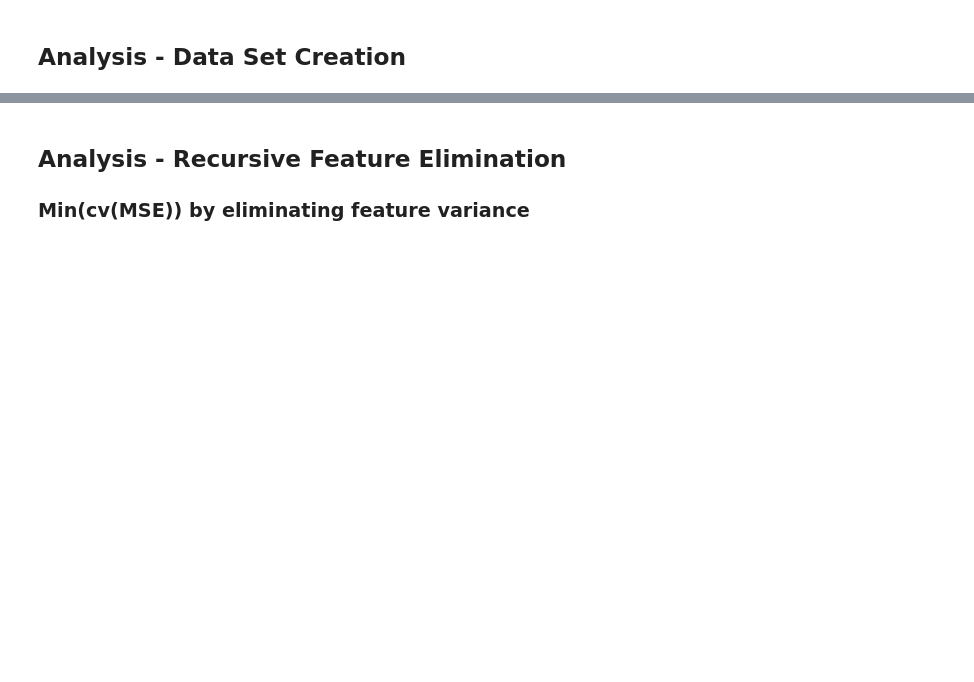
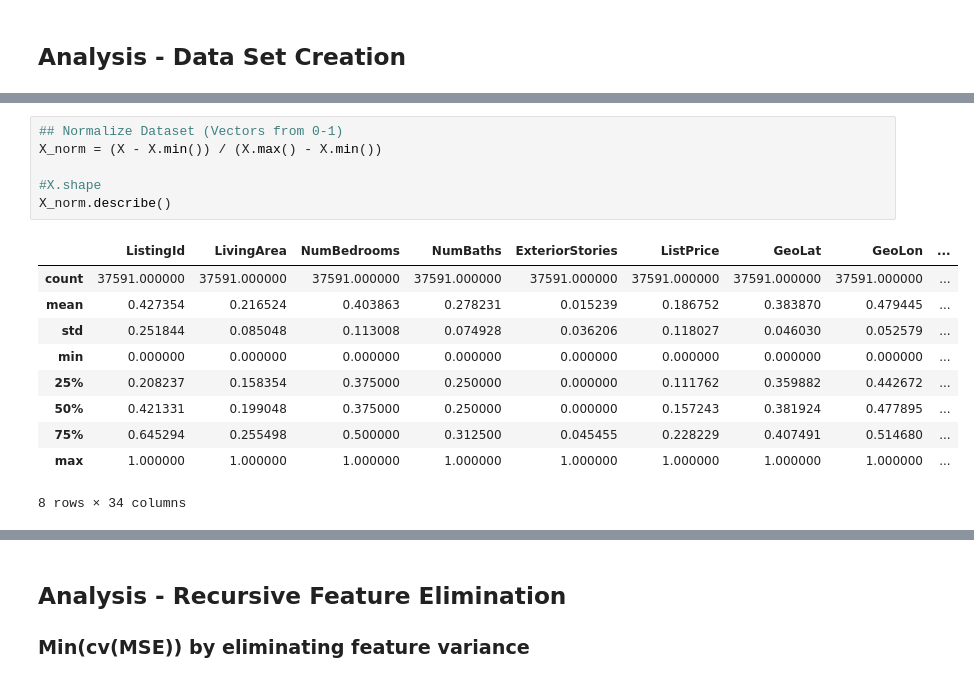
Before and after one commit to MyopicVisage/Challenge_Regression, a Jupyter notebook: Regression Challenge-GBR-GridSearch.ipynb, the cells around one changed output, grey strips where cells are left out. Drawn from its saved outputs; the diff is of its cells as text; blank space fills up the shorter version.

```diff
--- a/Regression Challenge-GBR-GridSearch.ipynb
+++ b/Regression Challenge-GBR-GridSearch.ipynb
@@ -498,3 +571,20 @@ X.shape
+# %%
+## Normalize Dataset (Vectors from 0-1)
+X_norm = (X - X.min()) / (X.max() - X.min())
+
+#X.shape
+X_norm.describe()
+# %% [output]
+|  | ListingId | LivingArea | NumBedrooms | NumBaths | ExteriorStories | ListPrice | GeoLat | GeoLon | ... |
+| count | 37591.000000 | 37591.000000 | 37591.000000 | 37591.000000 | 37591.000000 | 37591.000000 | 37591.000000 | 37591.000000 | ... |
+| mean | 0.427354 | 0.216524 | 0.403863 | 0.278231 | 0.015239 | 0.186752 | 0.383870 | 0.479445 | ... |
+| std | 0.251844 | 0.085048 | 0.113008 | 0.074928 | 0.036206 | 0.118027 | 0.046030 | 0.052579 | ... |
+| min | 0.000000 | 0.000000 | 0.000000 | 0.000000 | 0.000000 | 0.000000 | 0.000000 | 0.000000 | ... |
+| 25% | 0.208237 | 0.158354 | 0.375000 | 0.250000 | 0.000000 | 0.111762 | 0.359882 | 0.442672 | ... |
+| 50% | 0.421331 | 0.199048 | 0.375000 | 0.250000 | 0.000000 | 0.157243 | 0.381924 | 0.477895 | ... |
+| 75% | 0.645294 | 0.255498 | 0.500000 | 0.312500 | 0.045455 | 0.228229 | 0.407491 | 0.514680 | ... |
+| max | 1.000000 | 1.000000 | 1.000000 | 1.000000 | 1.000000 | 1.000000 | 1.000000 | 1.000000 | ... |
+8 rows × 34 columns
 # %%
 # Prediction Variable
 y = df['ClosePrice']
```
Also changed, not shown: parts of 34 cells of this notebook, 5 other files.
